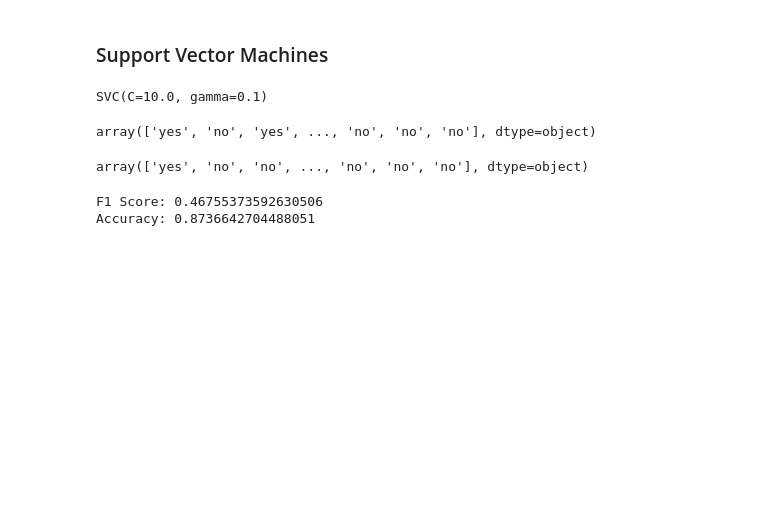
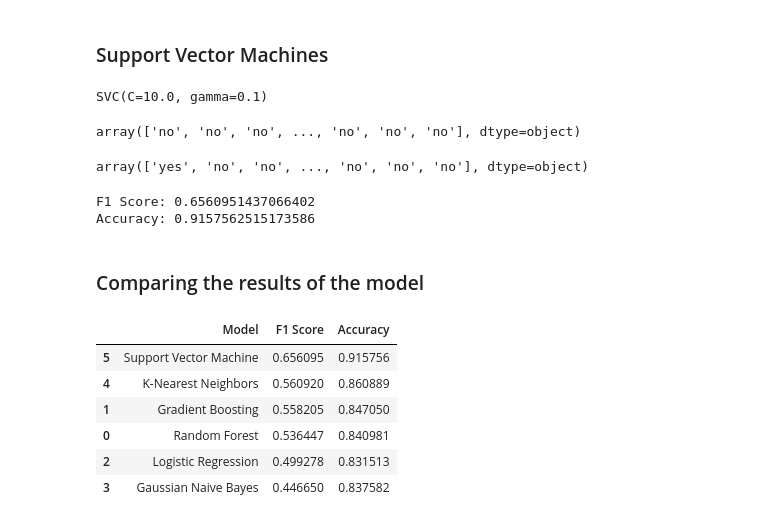
Before and after one commit to elvis-darko/AZUBI-AFRICA---TALENT-MOBILITY-PROGRAM-ASSESSMENT, a Jupyter notebook: ASSETS/dev/client_subscription.ipynb, the cells around one changed output. Cells and saved outputs as stored; diff of their text form; code cells hidden in the pictures; blank space fills up the shorter version.

```diff
--- a/ASSETS/dev/client_subscription.ipynb
+++ b/ASSETS/dev/client_subscription.ipynb
@@ -1265,10 +1267,10 @@ array(['yes', 'no', 'no', ..., 'no', 'yes', 'no'], dtype=object)
 # %%
 # Evaluate model
 
-f1 = f1_score(y_test, knn_pred, pos_label="yes")
-accuracy = accuracy_score(y_test, knn_pred)
+knn_f1 = f1_score(bank_y, knn_pred, pos_label="yes")
+knn_accuracy = accuracy_score(bank_y, knn_pred)
 
 # Print the calculated scores
-print("F1 Score:", f1)
-print("Accuracy:", accuracy)
+print("F1 Score:", knn_f1)
+print("Accuracy:", knn_accuracy)
 # %% [output]
@@ -1288,8 +1290,8 @@ ksvm_model.fit(X_train, y_train)
 SVC(C=10.0, gamma=0.1)
 # %%
 # make predictions
-ksvm_pred = ksvm_model.predict(X_test)
+ksvm_pred = ksvm_model.predict(bank_test)
 ksvm_pred
 # %% [output]
-array(['yes', 'no', 'yes', ..., 'no', 'no', 'no'], dtype=object)
+array(['no', 'no', 'no', ..., 'no', 'no', 'no'], dtype=object)
 # %%
@@ -1300,12 +1302,37 @@ array(['yes', 'no', 'no', ..., 'no', 'no', 'no'], dtype=object)
 # %%
 # Evaluate model
 
-f1 = f1_score(y_test, ksvm_pred, pos_label="yes")
-accuracy = accuracy_score(y_test, ksvm_pred)
+svc_f1 = f1_score(bank_y, ksvm_pred, pos_label="yes")
+svc_accuracy = accuracy_score(bank_y, ksvm_pred)
 
 # Print the calculated scores
-print("F1 Score:", f1)
-print("Accuracy:", accuracy)
+print("F1 Score:", svc_f1)
+print("Accuracy:", svc_accuracy)
 # %% [output]
-F1 Score: 0.46755373592630506
-Accuracy: 0.8736642704488051
+F1 Score: 0.6560951437066402
+Accuracy: 0.9157562515173586
+# %% [markdown]
+### Comparing the results of the model
+# %%
+# Define your evaluation results
+results = [
+    {"Model": "Random Forest", "F1 Score": rf_f1, "Accuracy": rf_accuracy},
+    {"Model": "Gradient Boosting", "F1 Score": gb_f1, "Accuracy": gb_accuracy},
+    {"Model": "Logistic Regression", "F1 Score": lg_f1, "Accuracy": lg_accuracy},
+    {"Model": "Gaussian Naive Bayes", "F1 Score": gn_f1, "Accuracy": gn_accuracy},
+    {"Model": "K-Nearest Neighbors", "F1 Score": knn_f1, "Accuracy": knn_accuracy},
+    {"Model":  "Support Vector Machine", "F1 Score": svc_f1, "Accuracy" : svc_accuracy}
+
+]
+
+# Create a DataFrame from the results
+model_results = pd.DataFrame(results)
+model_results.sort_values("F1 Score", ascending=False)
+# %% [output]
+|  | Model | F1 Score | Accuracy |
+| 5 | Support Vector Machine | 0.656095 | 0.915756 |
+| 4 | K-Nearest Neighbors | 0.560920 | 0.860889 |
+| 1 | Gradient Boosting | 0.558205 | 0.847050 |
+| 0 | Random Forest | 0.536447 | 0.840981 |
+| 2 | Logistic Regression | 0.499278 | 0.831513 |
+| 3 | Gaussian Naive Bayes | 0.446650 | 0.837582 |
```
Also changed, not shown: parts of 37 cells of this notebook.
